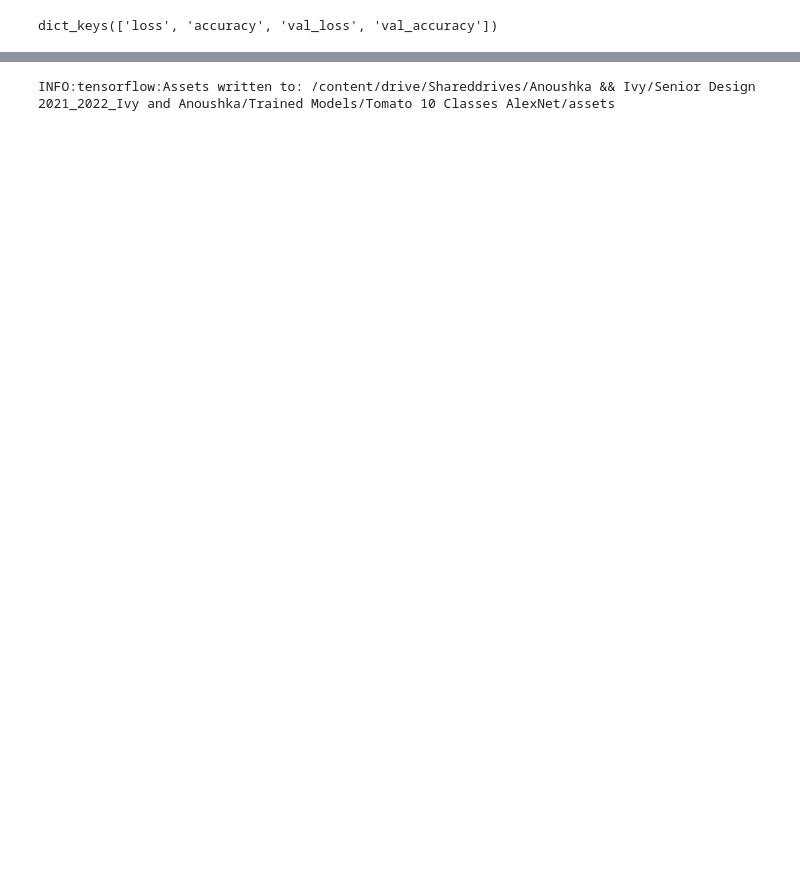
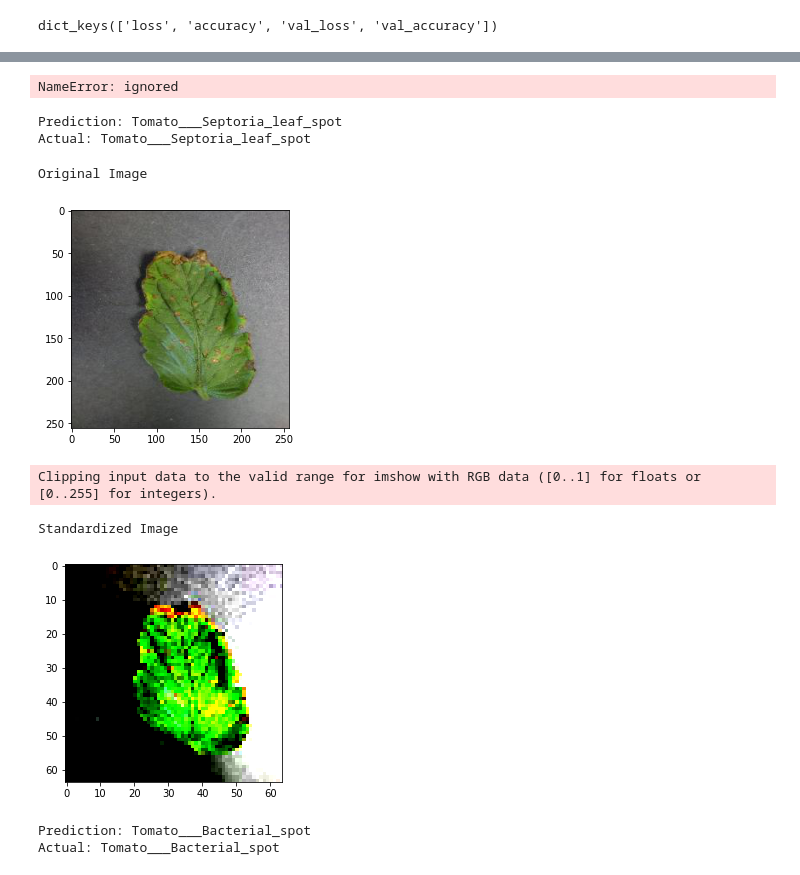
Before and after one commit to ivychung/plant-ML, a Jupyter notebook: AlexNet_10_classes.ipynb, the cells around one changed output, grey strips where cells are left out. Saved outputs shown, nothing was run; the diff lists cells and outputs as text; code cells hidden in the pictures; blank space fills up the shorter version.

```diff
--- a/AlexNet_10_classes.ipynb
+++ b/AlexNet_10_classes.ipynb
@@ -371,10 +471,10 @@ Accuracy Score =  0.9693750143051147
 # %%
 # testing saving trained model
 base_save_path = '/content/drive/Shareddrives/Anoushka && Ivy/Senior Design 2021_2022_Ivy and Anoushka/Trained Models/'
-save_path = base_save_path+'Tomato 10 Classes AlexNet/'
+save_path = base_save_path+'Tomato 10 Classes AlexNet New/'
 AlexNet_model.save(save_path)
 # %% [output]
-INFO:tensorflow:Assets written to: /content/drive/Shareddrives/Anoushka && Ivy/Senior Design 2021_2022_Ivy and Anoushka/Trained Models/Tomato 10 Classes AlexNet/assets
+NameError: ignored
 # %%
-# # testing loading model
-# model = keras.models.load_model(save_path)
+# testing loading model
+AlexNet_model = keras.models.load_model(save_path)
@@ -396,0 +481,46 @@ INFO:tensorflow:Assets written to: /content/drive/Shareddrives/Anoushka && Ivy/S
+# %%
+i = 0
+
+for images, labels in test_ds.take(1):  # only takes one batch of of dataset
+    numpy_images = images.numpy()
+    numpy_labels = labels.numpy()
+
+y_pred = AlexNet_model.predict(numpy_images)
+prediction = y_pred[i].argmax()
+actual = numpy_labels[i][0]
+
+print('Prediction:', classes[prediction])
+print('Actual:', classes[actual])
+# %% [output]
+Prediction: Tomato___Septoria_leaf_spot
+Actual: Tomato___Septoria_leaf_spot
+# %%
+# original image
+print("Original Image")
+plt.imshow(x_test[i])
+plt.show()
+
+# standardize image
+print("Standardized Image")
+image = x_test[i]
+image=tf.image.per_image_standardization(image)
+image=tf.image.resize(image,(64,64))
+plt.imshow(image)
+plt.show()
+
+image = tf.expand_dims(image, axis=0)
+
+y_pred = AlexNet_model.predict(image)
+prediction = y_pred[i].argmax()
+actual = y_test[i]
+
+print('Prediction:', classes[prediction])
+print('Actual:', classes[actual[0]])
+# %% [output]
+Original Image
+[figure, added]
+Clipping input data to the valid range for imshow with RGB data ([0..1] for floats or [0..255] for integers).
+Standardized Image
+[figure, added]
+Prediction: Tomato___Bacterial_spot
+Actual: Tomato___Bacterial_spot
```
Also changed, not shown: parts of 31 cells of this notebook.
